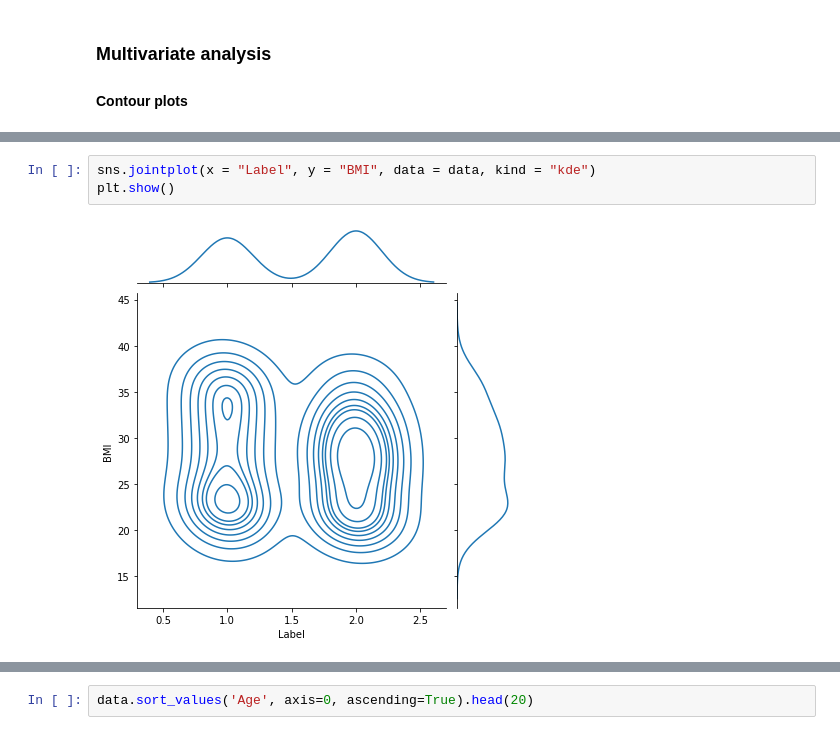
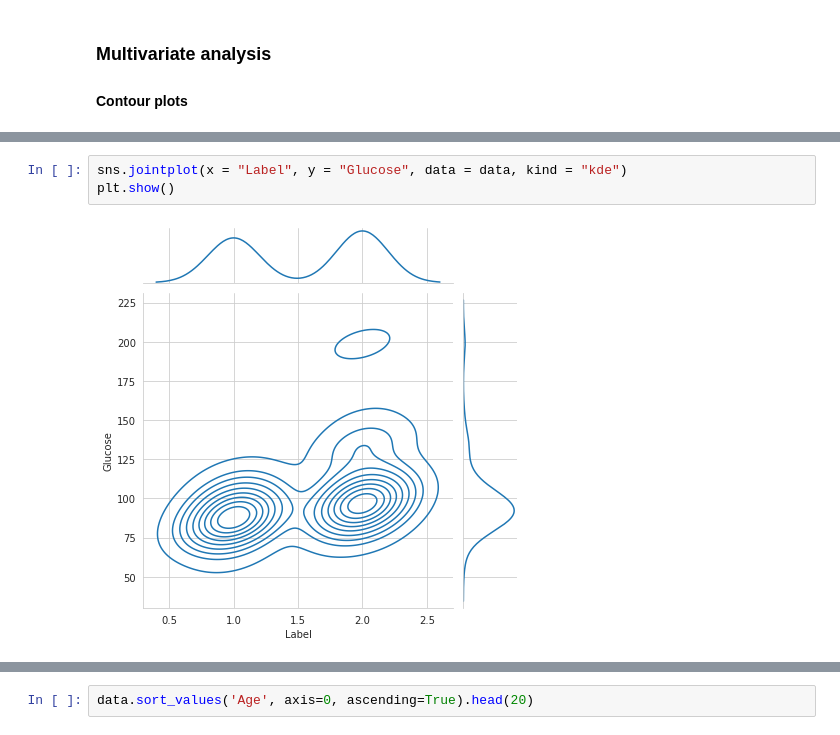
Before and after one commit to ceridwenreed/IQVIA_technical_exercise, a Jupyter notebook: 02_EDA.ipynb, the cells around one changed output, grey strips where cells are left out. Saved outputs shown, nothing was run; the diff lists cells and outputs as text.

```diff
--- a/02_EDA.ipynb
+++ b/02_EDA.ipynb
@@ -325,5 +319,5 @@ plt.show()
 # %%
-sns.jointplot(x = "Label", y = "BMI", data = data, kind = "kde")
+sns.jointplot(x = "Label", y = "Glucose", data = data, kind = "kde")
 plt.show()
 # %% [output]
-[figure, old version]
+[figure, new version]
```
Also changed, not shown: parts of 10 cells of this notebook, 14 other files.
